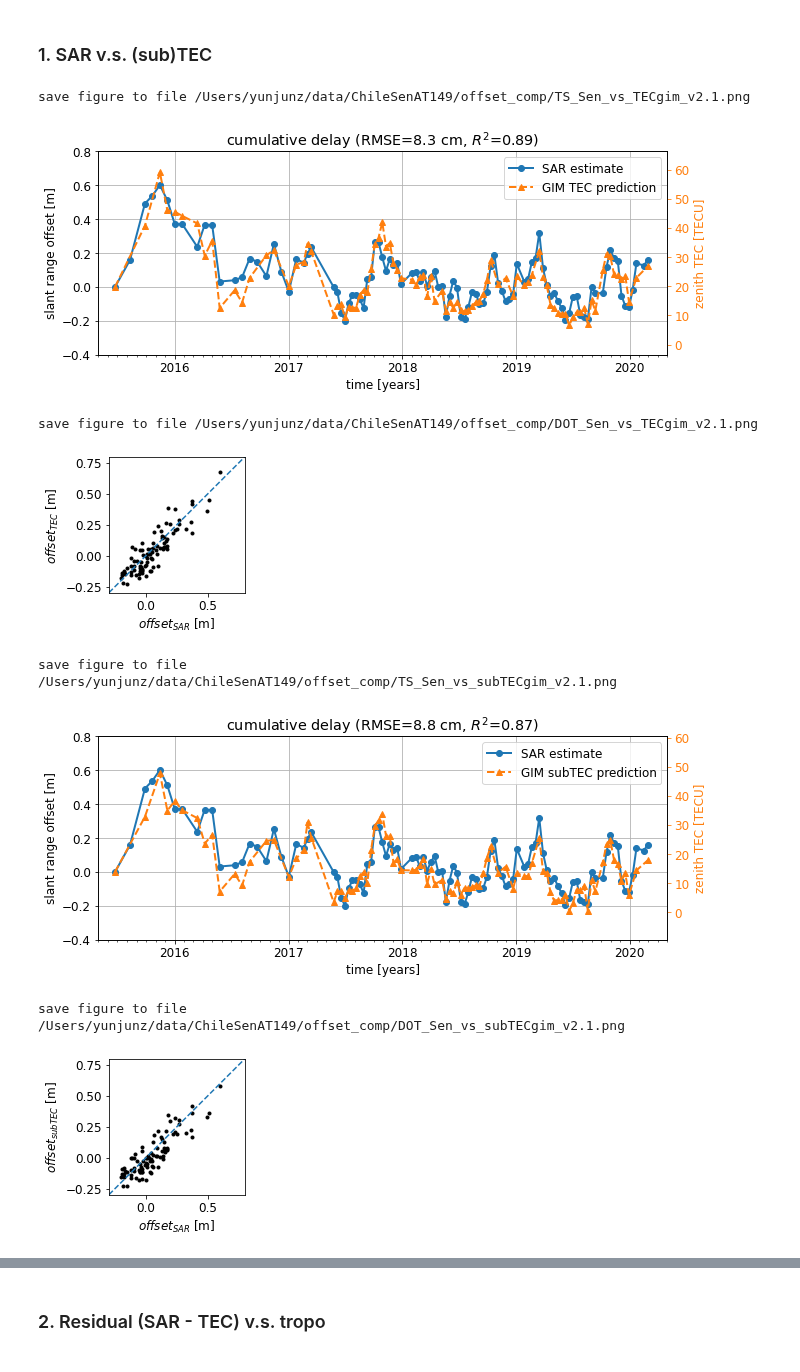
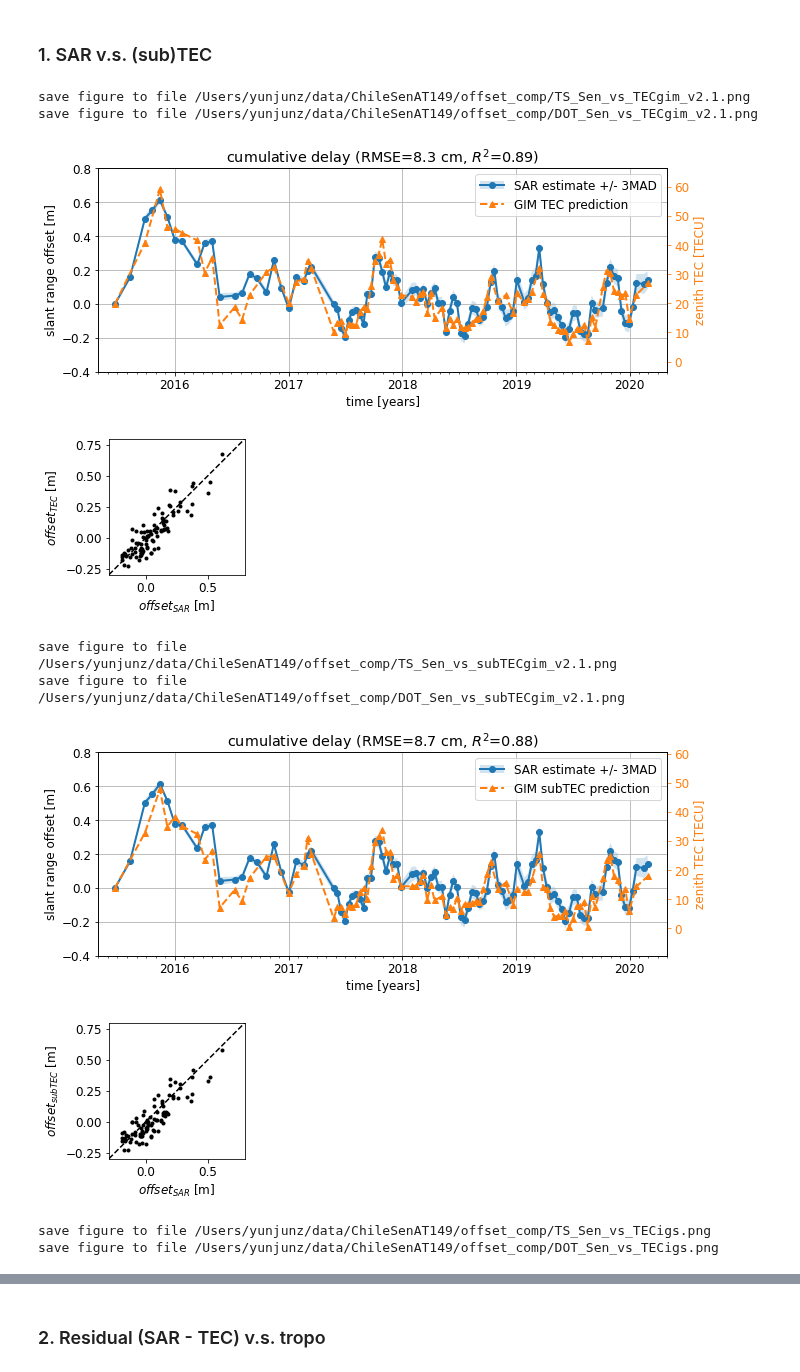
Before and after one commit to yunjunz/2022-Geolocation, a Jupyter notebook: atmos.ipynb, the cells around one changed output, grey strips where cells are left out. Cells and saved outputs as stored; diff of their text form; code cells hidden in the pictures.

```diff
--- a/atmos.ipynb
+++ b/atmos.ipynb
@@ -69,6 +70,25 @@ def get_common_index(dict1, dict2):
         print('WARNING: SAR dict does not have all dates in ATMOS dict!')
 
     return flag1, flag2
+
+def plot_dot_figure(x, y, xname, yname, vlim, save, out_fig):
+    fig, ax = plt.subplots(nrows=1, ncols=1, figsize=[3, 3])
+    ax.plot(x, y, 'k.')
+    ax.plot(vlim, vlim, 'k--')
+
+    # axis format
+    ax.set_xlim(vlim)
+    ax.set_ylim(vlim)
+    ax.set_xlabel('$offset_{{{n}}}$ [m]'.format(n=xname))
+    ax.set_ylabel('$offset_{{{n}}}$ [m]'.format(n=yname))
+    ax.set_aspect('equal', 'box')
+    fig.tight_layout()
+
+    # output
+    print('save figure to file', out_fig)
+    if save:
+        plt.savefig(out_fig, bbox_inches='tight', transparent=True, dpi=300)
+    return
 # %% [output]
 read SAR data from pickle file: /Users/yunjunz/data/ChileSenAT149/offset_comp/sar.pickle
 read GIM data from pickle file: /Users/yunjunz/data/ChileSenAT149/offset_comp/gim_tec_v2.1.pickle
@@ -87,7 +107,7 @@ for tec_src, tec_type in zip(['GIM', 'GIM',    'IGS'],
         out_fig_suffix += '_v{}'.format(iono_version)
 
     # make a copy
-    sar['data'] = np.array(sar['range_offset_median'])                    # estimated offset from SAR
+    sar['data'] = np.array(sar['range_offset_med'])                    # estimated offset from SAR
     tec['data'] = np.array(tec['range_delay4Cband_{}'.format(tec_type)])  # predicted offset from TEC
 
     # something is strange on the IGS TEC, need to check more carefully.
@@ -98,7 +118,8 @@ for tec_src, tec_type in zip(['GIM', 'GIM',    'IGS'],
     ratio = ((np.max(tec[tec_type]) - np.min(tec[tec_type])) /
              (np.max(tec['data']) - np.min(tec['data'])))
     # align TEC to SAR with a constant
-    # ZY @ 2020-08-25: tried use the median difference as yoff, not noticeable difference, thus use the 1st for simplicity
+    # Notes at 2020-08-25 by ZY:
+    # tried use the median difference as yoff, not noticeable difference, thus use the 1st for simplicity
     yoff = tec['data'][0]
     tec['data'] -= yoff
 
@@ -109,62 +130,60 @@ for tec_src, tec_type in zip(['GIM', 'GIM',    'IGS'],
     stats_msg = 'RMSE={:.1f} cm, $R^2$={:.2f}'.format(rmse*100, r2)
 
     ##--------------------------------- TS figure ----------------------------------##
+    x1 = sar['time']
+    y1 = sar['data']
+    y1_err = sar['range_offset_mad'] * 3
+    x2 = tec['time']
+    y2 = tec['data']
+
     fig, ax = plt.subplots(figsize=[9, 4])
-    ax.plot(sar['time'], sar['data'],  '-o', color='C0', ms=6, lw=2, label='SAR estimate')
-    ax.plot(tec['time'], tec['data'], '--^', color='C1', ms=6, lw=2, label='{} {} prediction'.format(tec_src, tec_type))
+    p0 = ax.fill_between(x1, y1 - y1_err, y1 + y1_err, fc='C0', ec='none', alpha=0.2)
+    p1, = ax.plot(x1, y1,  '-o', color='C0', ms=6, lw=2)
+    p2, = ax.plot(x2, y2, '--^', color='C1', ms=6, lw=2)
 
     # axis format
     ax.set_xlim(dt.datetime(2015, 5, 1), dt.datetime(2020, 5, 1))
     ax.set_ylim(-0.4, 0.8)
     ax.set_xlabel('time [years]')
     ax.set_ylabel('slant range offset [m]')
     ax.set_title('cumulative delay ({})'.format(stats_msg))
     pp.auto_adjust_xaxis_date(ax, sar['time'], every_year=1, buffer_year=None)
-    ax.legend()
     ax.grid('on')
     fig.tight_layout()
+    ax.legend([(p0, p1), p2], ['SAR estimate +/- 3MAD', '{} {} prediction'.format(tec_src, tec_type)])
 
     # TEC ytick
     ax2 = ax.twinx()
     ax2.set_ylabel('zenith TEC [TECU]', color='C1')
     ax2.tick_params(which='both', axis='y', colors='C1')
     #ax2.plot(tec['time'], tec[tec_type], '--', linewidth=1, color='C2', label=tec_type) # for debug
     ax2.set_ylim((ax.get_ylim() + yoff) * ratio)
 
     # output
     out_fig = os.path.join(work_dir, 'TS_Sen_vs_{}.png'.format(out_fig_suffix))
     print('save figure to file', out_fig)
     if save:
         plt.savefig(out_fig, bbox_inches='tight', transparent=True, dpi=300)
-    plt.show()
 
     ##--------------------------------- dot figure ---------------------------------##
-    v0, v1 = -0.3, 0.8
+    ## dot figure
+    plot_dot_figure(x=sar['data'][flag],
+                    y=tec['data'],
+                    xname='SAR',
+                    yname=tec_type,
+                    vlim=(-0.3, 0.8),
+                    save=save,
+                    out_fig=os.path.join(work_dir, 'DOT_Sen_vs_{}.png'.format(out_fig_suffix)))
 
-    fig, ax = plt.subplots(nrows=1, ncols=1, figsize=[3, 3])
-    ax.plot(sar['data'][flag], tec['data'], 'k.')
-    ax.plot((v0, v1), (v0, v1), '--')
-
-    # axis format
-    ax.set_xlim(v0, v1)
-    ax.set_ylim(v0, v1)
-    ax.set_xlabel('$offset_{SAR}$ [m]')
-    ax.set_ylabel('$offset_{{{t}}}$ [m]'.format(t=tec_type))
-    ax.set_aspect('equal', 'box')
-    fig.tight_layout()
-
-    # output
-    out_fig = os.path.join(work_dir, 'DOT_Sen_vs_{}.png'.format(out_fig_suffix))
-    print('save figure to file', out_fig)
-    if save:
-        plt.savefig(out_fig, bbox_inches='tight', transparent=True, dpi=300)
     plt.show()
 # %% [output]
 save figure to file /Users/yunjunz/data/ChileSenAT149/offset_comp/TS_Sen_vs_TECgim_v2.1.png
+save figure to file /Users/yunjunz/data/ChileSenAT149/offset_comp/DOT_Sen_vs_TECgim_v2.1.png
-[figure, old version]
+[figure, new version]
+[figure, new version]
-save figure to file /Users/yunjunz/data/ChileSenAT149/offset_comp/DOT_Sen_vs_TECgim_v2.1.png
+save figure to file /Users/yunjunz/data/ChileSenAT149/offset_comp/TS_Sen_vs_subTECgim_v2.1.png
+save figure to file /Users/yunjunz/data/ChileSenAT149/offset_comp/DOT_Sen_vs_subTECgim_v2.1.png
-[figure, old version]
+[figure, new version]
+[figure, new version]
-save figure to file /Users/yunjunz/data/ChileSenAT149/offset_comp/TS_Sen_vs_subTECgim_v2.1.png
+save figure to file /Users/yunjunz/data/ChileSenAT149/offset_comp/TS_Sen_vs_TECigs.png
+save figure to file /Users/yunjunz/data/ChileSenAT149/offset_comp/DOT_Sen_vs_TECigs.png
-[figure, old version]
-save figure to file /Users/yunjunz/data/ChileSenAT149/offset_comp/DOT_Sen_vs_subTECgim_v2.1.png
-[figure, old version]
```
Also changed, not shown: parts of 4 cells of this notebook, 3 other files.
